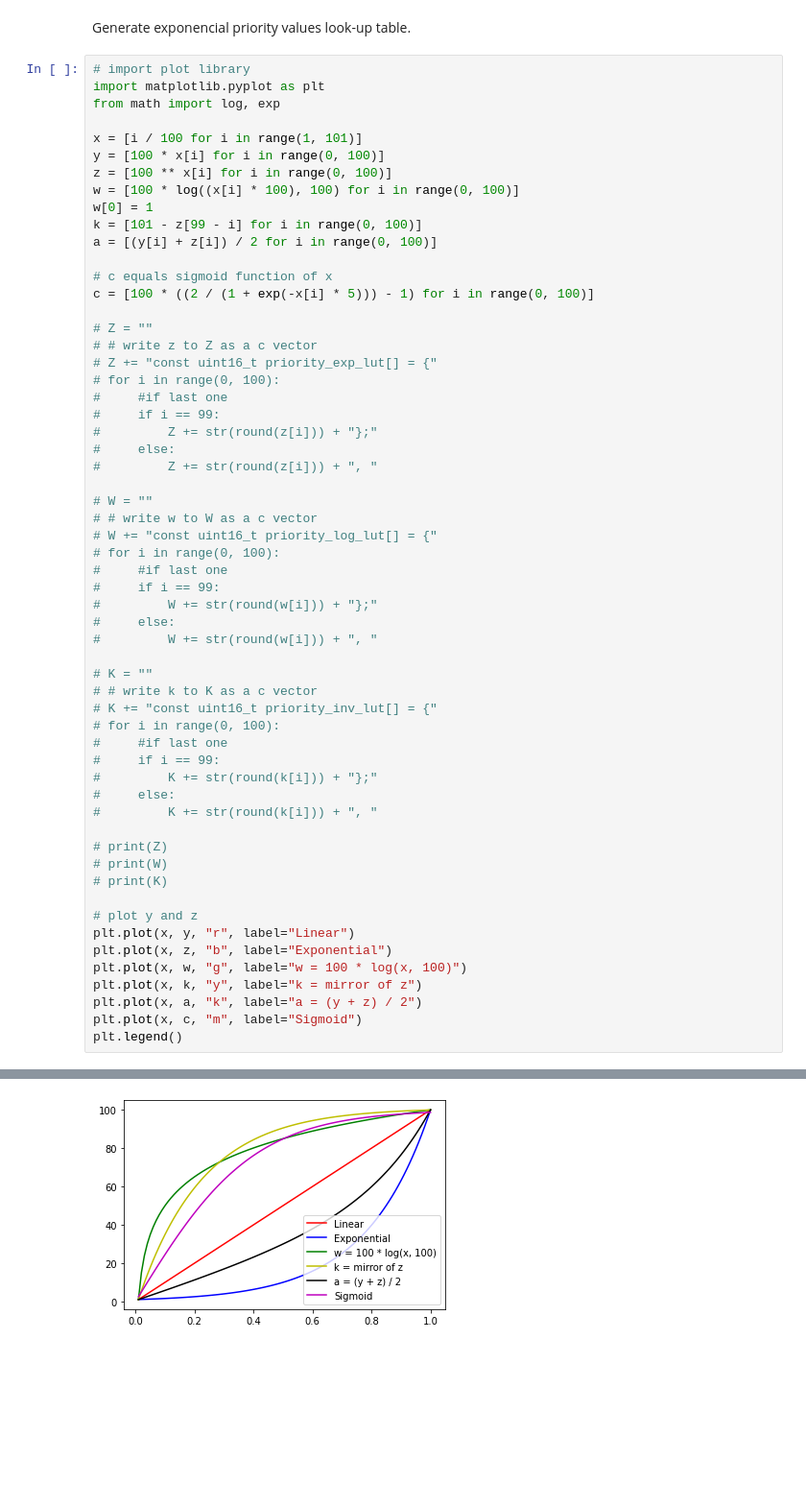
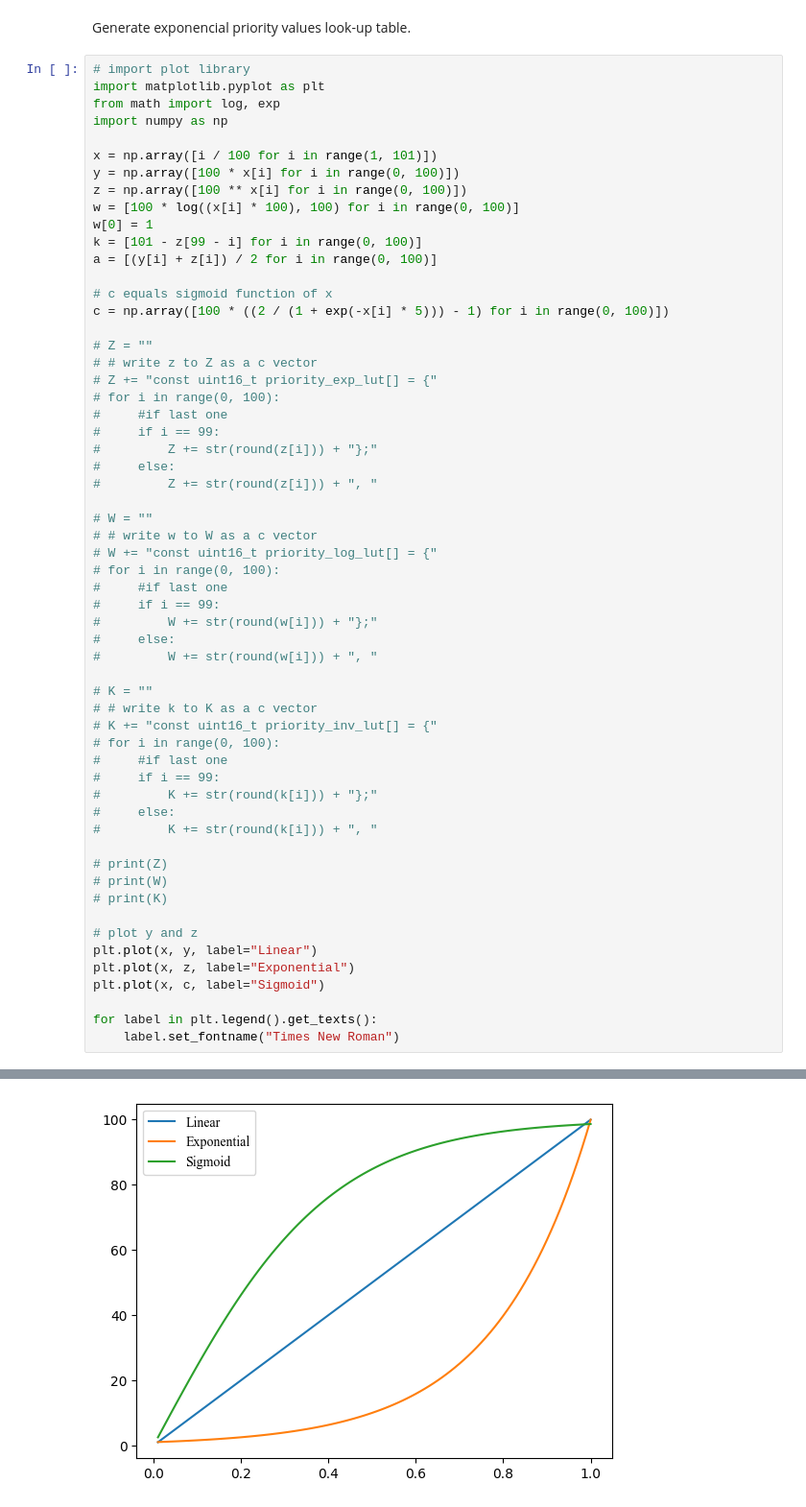
Before and after one commit to vinepb/scheduling_emulator, a Jupyter notebook: python_scripts/hil/tasks.ipynb, the cells around one changed output, grey strips where cells are left out. Shown at 96% size. Saved outputs shown, nothing was run; the diff lists cells and outputs as text; blank space fills up the shorter version.

Commit message:
Upload images

```diff
--- a/python_scripts/hil/tasks.ipynb
+++ b/python_scripts/hil/tasks.ipynb
@@ -636,17 +636,18 @@ Generate exponencial priority values look-up table.
 # import plot library
 import matplotlib.pyplot as plt
 from math import log, exp
+import numpy as np
 
-x = [i / 100 for i in range(1, 101)]
-y = [100 * x[i] for i in range(0, 100)]
-z = [100 ** x[i] for i in range(0, 100)]
+x = np.array([i / 100 for i in range(1, 101)])
+y = np.array([100 * x[i] for i in range(0, 100)])
+z = np.array([100 ** x[i] for i in range(0, 100)])
 w = [100 * log((x[i] * 100), 100) for i in range(0, 100)]
 w[0] = 1
 k = [101 - z[99 - i] for i in range(0, 100)]
 a = [(y[i] + z[i]) / 2 for i in range(0, 100)]
 
 # c equals sigmoid function of x
-c = [100 * ((2 / (1 + exp(-x[i] * 5))) - 1) for i in range(0, 100)]
+c = np.array([100 * ((2 / (1 + exp(-x[i] * 5))) - 1) for i in range(0, 100)])
 
 # Z = ""
 # # write z to Z as a c vector
@@ -683,11 +684,10 @@ c = [100 * ((2 / (1 + exp(-x[i] * 5))) - 1) for i in range(0, 100)]
 # print(K)
 
 # plot y and z
-plt.plot(x, y, "r", label="Linear")
-plt.plot(x, z, "b", label="Exponential")
-plt.plot(x, w, "g", label="w = 100 * log(x, 100)")
-plt.plot(x, k, "y", label="k = mirror of z")
-plt.plot(x, a, "k", label="a = (y + z) / 2")
-plt.plot(x, c, "m", label="Sigmoid")
-plt.legend()
+plt.plot(x, y, label="Linear")
+plt.plot(x, z, label="Exponential")
+plt.plot(x, c, label="Sigmoid")
+
+for label in plt.legend().get_texts():
+    label.set_fontname("Times New Roman")
 # %% [output]
@@ -695 +694 @@ plt.legend()
-[figure, old version]
+[figure, new version]
```
Also changed, not shown: parts of 1 cell of this notebook, 3 other files.
